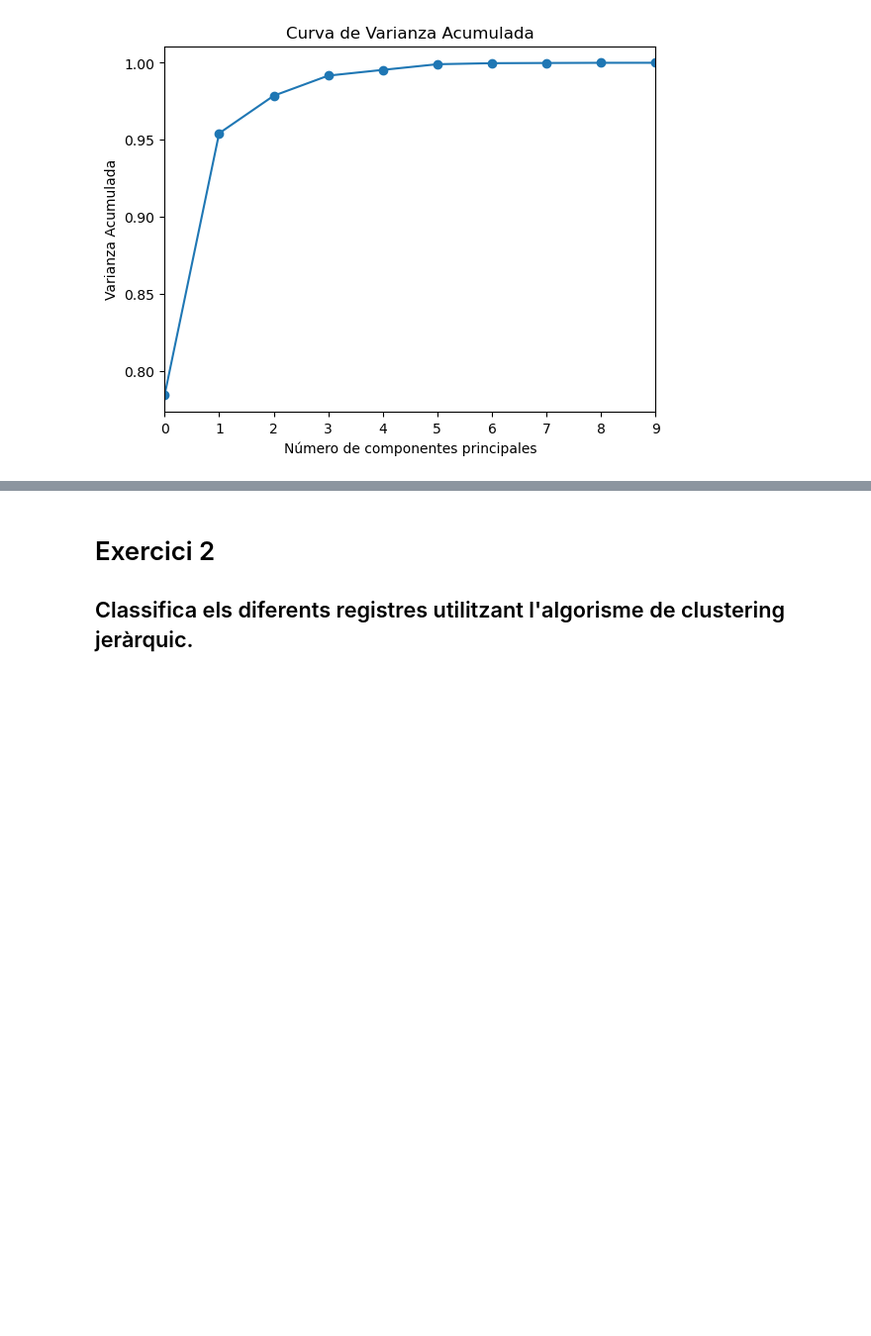
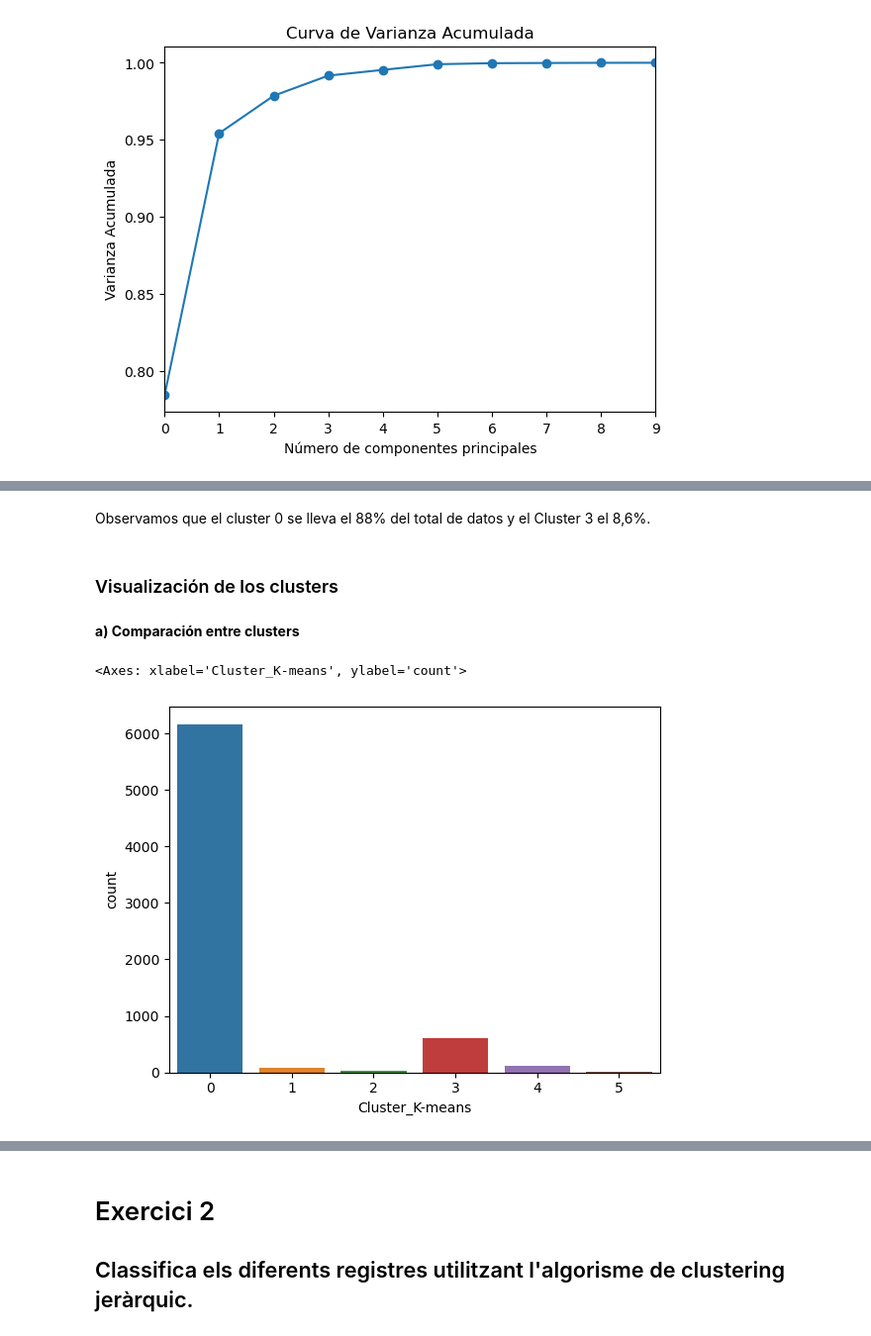
Before and after one commit to alpidegit/Sprint-8-estructures_Dataframe, a Jupyter notebook: M8 T01.ipynb, the cells around one changed output, grey strips where cells are left out. Shown at 99% size. Drawn from its saved outputs; the diff is of its cells as text; code cells hidden in the pictures; blank space fills up the shorter version.

```diff
--- a/M8 T01.ipynb
+++ b/M8 T01.ipynb
@@ -209,0 +292,7 @@ Número de componentes para conservar el 95% de la varianza es: 3
+# %%
+k_means = KMeans(n_clusters=6, random_state=1)
+k_means.fit(df_pca)
+
+#predicciones
+k_means_pred = k_means.predict(df_pca)
+k_means_pred
@@ -209,0 +303,5 @@ Número de componentes para conservar el 95% de la varianza es: 3
+# %%
+df_cluster = df.copy()
+
+df_cluster['Cluster_K-means'] = k_means_pred
+df_cluster.head()
@@ -209,0 +325,11 @@ Número de componentes para conservar el 95% de la varianza es: 3
+# %% [markdown]
+Observamos que el cluster 0 se lleva el 88% del total de datos y el Cluster 3 el 8,6%.
+# %% [markdown]
+### Visualización de los clusters
+# %% [markdown]
+**a) Comparación entre clusters**
+# %%
+sns.countplot(x = df_cluster['Cluster_K-means'])
+# %% [output]
+<Axes: xlabel='Cluster_K-means', ylabel='count'>
+[figure, added]
```
Also changed, not shown: parts of 61 cells of this notebook.
